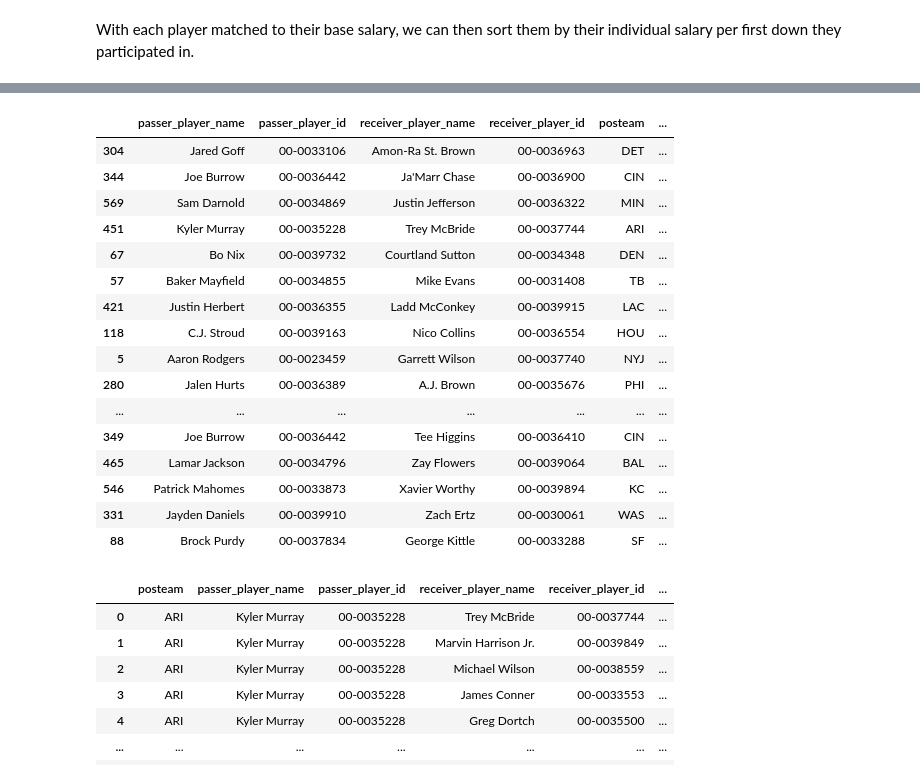
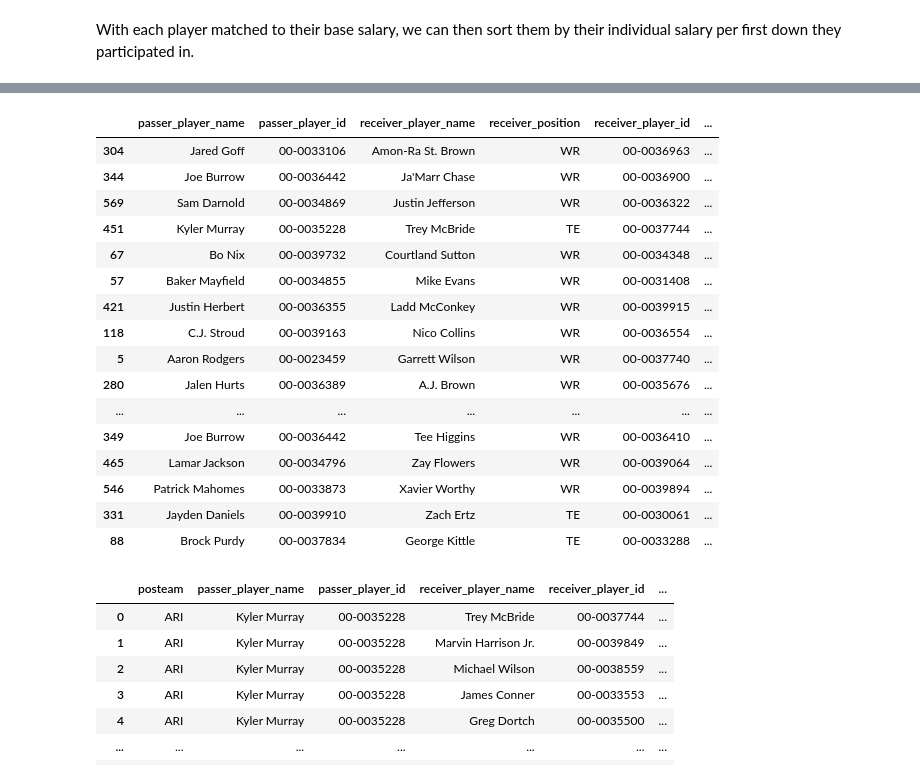
Before and after one commit to azcao95/group-25-mads-milestone-1, a Jupyter notebook: first_down.ipynb, the cells around one changed output, grey strips where cells are left out. Cells and saved outputs as stored; diff of their text form; code cells hidden in the pictures.

```diff
--- a/first_down.ipynb
+++ b/first_down.ipynb
@@ -502,16 +540,16 @@ We'll now see which players were in most first downs plays in 2024. There's no s
 # %%
 def get_player_info(player_id, column_name):
-    """
-    Get the player's name from the roster data using player_id.
-    If player_id is not found, return 'Unknown Player'.
-    """
     player_row = roster_data[roster_data['player_id'] == player_id]
     if not player_row.empty:
         return player_row[column_name].values[0]
     else:
         return 'Unknown Player'
 
+def get_player_name(player_id):
+    return get_player_info(player_id, 'player_name')
 
+def get_player_position(player_id):
+    return get_player_info(player_id, 'position')
 
 # Define possible player columns for first down plays
 possible_player_cols = [
@@ -521,15 +559,17 @@ possible_player_cols = [
 ]
 
 # Make sure we only use existing columns
-existing_player_cols = [col for col in possible_player_cols if col in first_down_plays.columns]
+existing_player_cols = [
+    col for col in possible_player_cols if col in first_down_plays.columns
+    ]
 
 # Collect all player info using the id columns
 player_info = []
 
 for id_col in existing_player_cols:
     temp_df = first_down_plays[[id_col, 'posteam']].dropna()
-    temp_df["player_name"] = temp_df[id_col].apply(lambda x: get_player_info(x, 'player_name'))
-    temp_df["player_position"] = temp_df[id_col].apply(lambda x: get_player_info(x, 'position'))
+    temp_df["player_name"] = temp_df[id_col].apply(get_player_name)
+    temp_df["player_position"] = temp_df[id_col].apply(get_player_position)
     temp_df["player_id"] = temp_df[id_col]
 
     player_info.append(temp_df)
@@ -546,7 +586,9 @@ player_team_counts = all_player_teams.value_counts().reset_index()
 player_team_counts.columns = ['Player', 'Team', 'player_id', 'First_Down_Count']
 
 # Sort and show top results
-player_team_counts = player_team_counts.sort_values(by='First_Down_Count', ascending=False).reset_index(drop=True)
+player_team_counts = player_team_counts.sort_values(
+    by='First_Down_Count', ascending=False
+    ).reset_index(drop=True)
 
 # Show top 20
 player_team_counts.head(20)
@@ -728,44 +854,45 @@ While there are a lot of players involved we may actually want initially to cons
 # %%
 # Filter for plays with a first down via pass, and valid passer + receiver names
 first_down_passes = df[
     (df['first_down_pass'] == 1) &
     df['passer_player_name'].notna() &
     df['receiver_player_name'].notna() &
     df['posteam'].notna()
 ].copy()
 
 # Get full names for passer and receiver
-first_down_passes['passer_player_name'] = first_down_passes['passer_player_id'].apply(lambda x: get_player_info(x, 'player_name'))
-first_down_passes['receiver_player_name'] = first_down_passes['receiver_player_id'].apply(lambda x: get_player_info(x, 'player_name'))
+first_down_passes['passer_player_name'] = first_down_passes['passer_player_id'].apply(get_player_name)
+first_down_passes['receiver_player_name'] = first_down_passes['receiver_player_id'].apply(get_player_name)
+first_down_passes['receiver_position'] = first_down_passes['receiver_player_id'].apply(get_player_position)
 
 # Group by passer, receiver, and offensive team (posteam), count occurrences
 pair_counts = (
     first_down_passes
-    .groupby(['passer_player_name', 'passer_player_id', 'receiver_player_name', 'receiver_player_id', 'posteam'])
+    .groupby(['passer_player_name', 'passer_player_id', 'receiver_player_name', 'receiver_position', 'receiver_player_id', 'posteam'])
     .size()
     .reset_index(name='First_Down_Count')
     .sort_values(by='First_Down_Count', ascending=False)
 )
 
 pair_counts.head(20)
 # %% [output]
-|  | passer_player_name | passer_player_id | receiver_player_name | receiver_player_id | posteam | ... |
-| 304 | Jared Goff | 00-0033106 | Amon-Ra St. Brown | 00-0036963 | DET | ... |
-| 344 | Joe Burrow | 00-0036442 | Ja'Marr Chase | 00-0036900 | CIN | ... |
-| 569 | Sam Darnold | 00-0034869 | Justin Jefferson | 00-0036322 | MIN | ... |
-| 451 | Kyler Murray | 00-0035228 | Trey McBride | 00-0037744 | ARI | ... |
-| 67 | Bo Nix | 00-0039732 | Courtland Sutton | 00-0034348 | DEN | ... |
-| 57 | Baker Mayfield | 00-0034855 | Mike Evans | 00-0031408 | TB | ... |
-| 421 | Justin Herbert | 00-0036355 | Ladd McConkey | 00-0039915 | LAC | ... |
-| 118 | C.J. Stroud | 00-0039163 | Nico Collins | 00-0036554 | HOU | ... |
-| 5 | Aaron Rodgers | 00-0023459 | Garrett Wilson | 00-0037740 | NYJ | ... |
-| 280 | Jalen Hurts | 00-0036389 | A.J. Brown | 00-0035676 | PHI | ... |
+|  | passer_player_name | passer_player_id | receiver_player_name | receiver_position | receiver_player_id | ... |
+| 304 | Jared Goff | 00-0033106 | Amon-Ra St. Brown | WR | 00-0036963 | ... |
+| 344 | Joe Burrow | 00-0036442 | Ja'Marr Chase | WR | 00-0036900 | ... |
+| 569 | Sam Darnold | 00-0034869 | Justin Jefferson | WR | 00-0036322 | ... |
+| 451 | Kyler Murray | 00-0035228 | Trey McBride | TE | 00-0037744 | ... |
+| 67 | Bo Nix | 00-0039732 | Courtland Sutton | WR | 00-0034348 | ... |
+| 57 | Baker Mayfield | 00-0034855 | Mike Evans | WR | 00-0031408 | ... |
+| 421 | Justin Herbert | 00-0036355 | Ladd McConkey | WR | 00-0039915 | ... |
+| 118 | C.J. Stroud | 00-0039163 | Nico Collins | WR | 00-0036554 | ... |
+| 5 | Aaron Rodgers | 00-0023459 | Garrett Wilson | WR | 00-0037740 | ... |
+| 280 | Jalen Hurts | 00-0036389 | A.J. Brown | WR | 00-0035676 | ... |
 | ... | ... | ... | ... | ... | ... | ... |
-| 349 | Joe Burrow | 00-0036442 | Tee Higgins | 00-0036410 | CIN | ... |
-| 465 | Lamar Jackson | 00-0034796 | Zay Flowers | 00-0039064 | BAL | ... |
-| 546 | Patrick Mahomes | 00-0033873 | Xavier Worthy | 00-0039894 | KC | ... |
-| 331 | Jayden Daniels | 00-0039910 | Zach Ertz | 00-0030061 | WAS | ... |
-| 88 | Brock Purdy | 00-0037834 | George Kittle | 00-0033288 | SF | ... |
+| 349 | Joe Burrow | 00-0036442 | Tee Higgins | WR | 00-0036410 | ... |
+| 465 | Lamar Jackson | 00-0034796 | Zay Flowers | WR | 00-0039064 | ... |
+| 546 | Patrick Mahomes | 00-0033873 | Xavier Worthy | WR | 00-0039894 | ... |
+| 331 | Jayden Daniels | 00-0039910 | Zach Ertz | TE | 00-0030061 | ... |
+| 88 | Brock Purdy | 00-0037834 | George Kittle | TE | 00-0033288 | ... |
 # %%
 grouped = (
     first_down_passes
```
Also changed, not shown: parts of 25 cells of this notebook, 5 other files.
